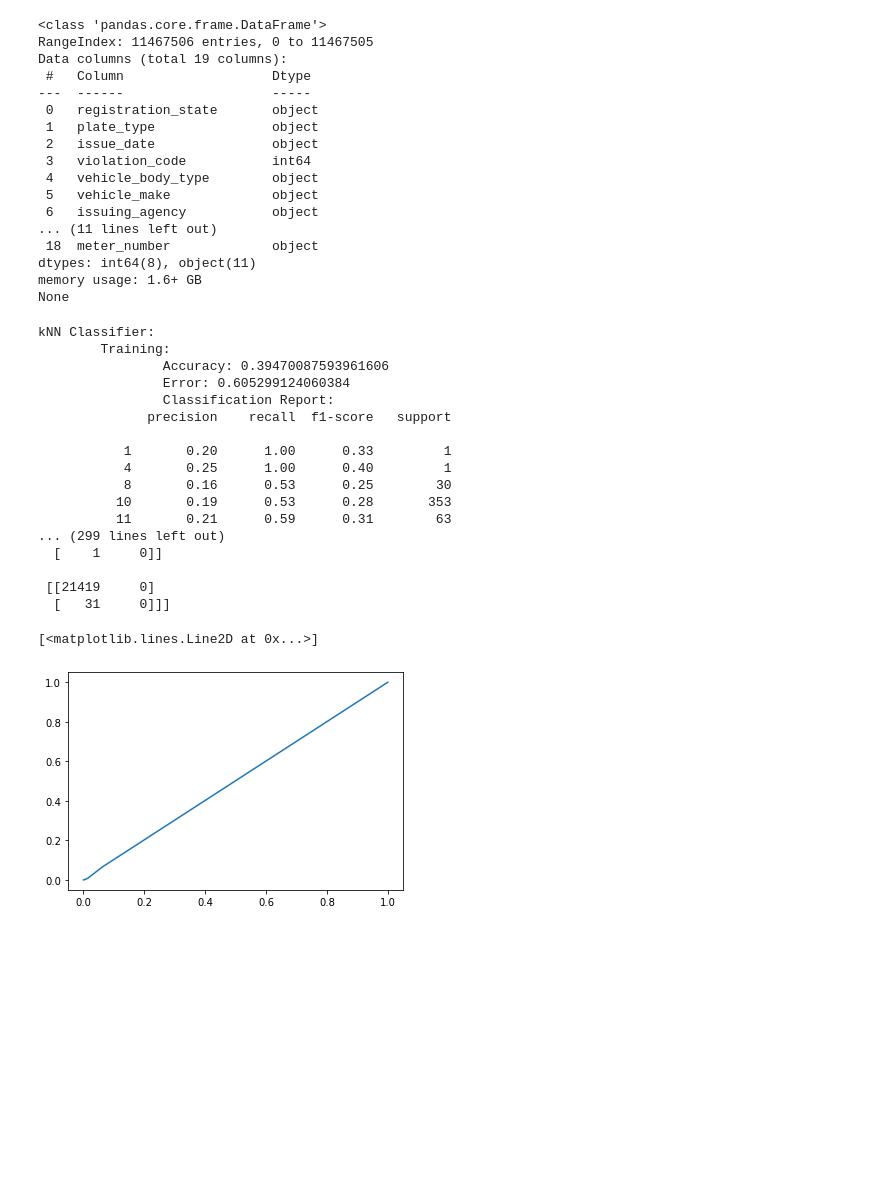
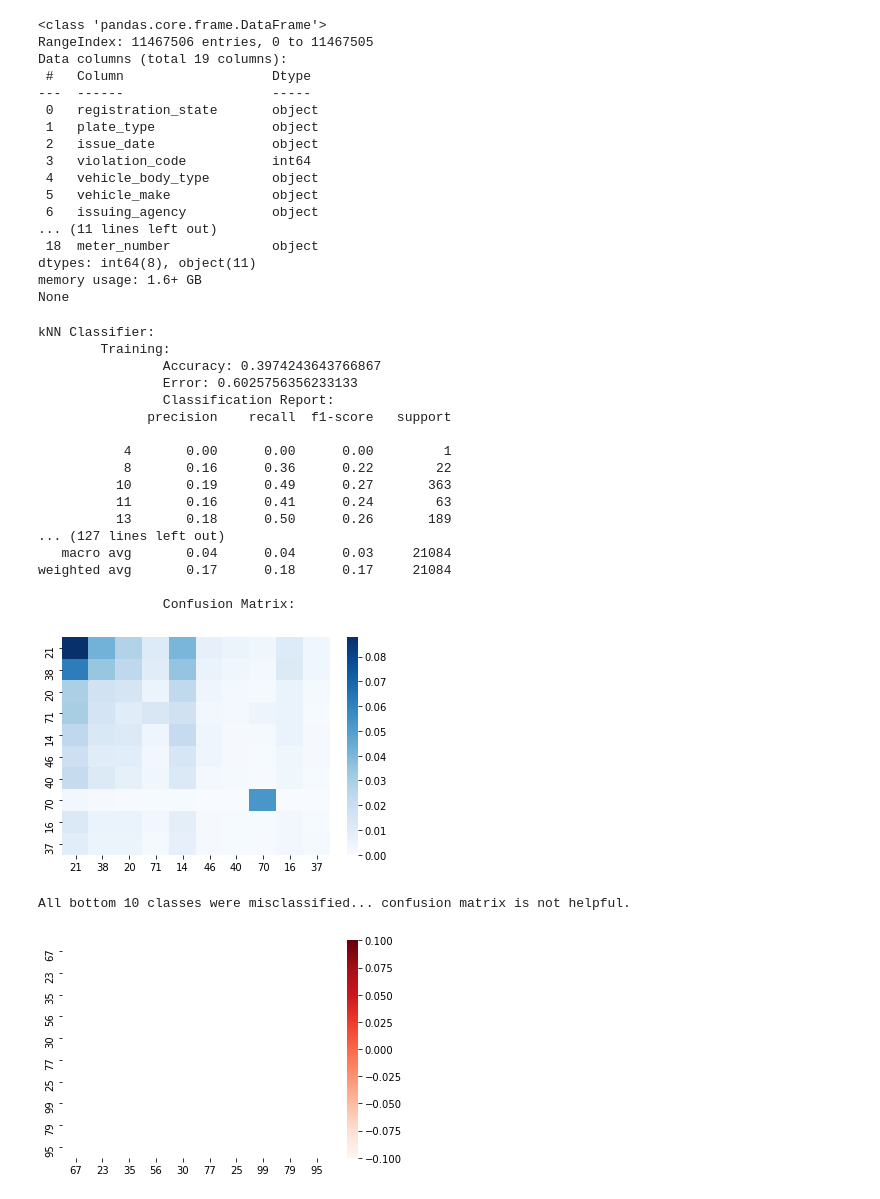
Before and after one commit to bendavp/nyc-parking-ticket, a Jupyter notebook: report.ipynb, the cells around one changed output. Saved outputs shown, nothing was run; the diff lists cells and outputs as text; code cells hidden in the pictures; blank space fills up the shorter version.

```diff
--- a/report.ipynb
+++ b/report.ipynb
@@ -498,55 +502,61 @@ def metrics(y_train, y_pred_train, y_test, y_pred_test, classifier_name):
     print("\t\tError:", 1-accuracy_score(y_test, y_pred_test))
     print("\t\tClassification Report:")
     print(classification_report(y_test, y_pred_test))
-    print("\t\tMultilabel Confusion Matrix:")
-    print(multilabel_confusion_matrix(y_test, y_pred_test, labels=sorted(pd.Series(y_test).unique())))
+    print("\t\tConfusion Matrix:")
+    cf = confusion_matrix(y_test, y_pred_test, labels=sorted(pd.Series(y_test).unique()))
+    top10_idxs = [sorted(pd.Series(y_test).unique()).index(idx) for idx in top10.index]
+    bottom10_idxs = [sorted(pd.Series(y_test).unique()).index(idx) for idx in bottom10.index]
+    top10_cf = cf[top10_idxs].take(top10_idxs, axis=1)
+    bottom10_cf = cf[bottom10_idxs].take(bottom10_idxs, axis=1)
+    sns.heatmap(top10_cf/np.sum(top10_cf), cmap='Blues', xticklabels=top10.index, yticklabels=top10.index)
+    plt.show()
+    if np.sum(bottom10_cf) == 0:
+        print("All bottom 10 classes were misclassified... confusion matrix is not helpful.")
+    sns.heatmap(bottom10_cf/np.sum(bottom10_cf), cmap='Reds', xticklabels=bottom10.index, yticklabels=bottom10.index)
+    plt.show()
 # %%
 # Train, test, and evaluate kNN
 knn = KNeighborsClassifier().fit(X_train, y_train)
 
 y_pred_train = knn.predict(X_train)
 y_pred_test = knn.predict(X_test)
 
 metrics(y_train, y_pred_train, y_test, y_pred_test, 'kNN Classifier')
 
+# Compute ROC curve and ROC area for each class
 y_score = knn.predict_proba(X_test)
 
-# Compute ROC curve and ROC area for each class
-fpr = dict()
-tpr = dict()
-roc_auc = dict()
+knn_fpr = dict()
+knn_tpr = dict()
+knn_roc_auc = dict()
 for i in range(len(pd.Series(y_train).unique())):
-    fpr[i], tpr[i], _ = roc_curve(label_binarize(y_test, classes=pd.Series(y_train).unique())[:, i], y_score[:, i])
-    roc_auc[i] = auc(fpr[i], tpr[i])
+    knn_fpr[i], knn_tpr[i], _ = roc_curve(label_binarize(y_test, classes=pd.Series(y_train).unique())[:, i], y_score[:, i])
+    knn_roc_auc[i] = auc(knn_fpr[i], knn_tpr[i])
 
 # Compute micro-average ROC curve and ROC area
-fpr["micro"], tpr["micro"], _ = roc_curve(label_binarize(y_test, classes=pd.Series(y_train).unique()).ravel(), y_score.ravel())
-roc_auc["micro"] = auc(fpr["micro"], tpr["micro"])
-# Plot all ROC curves
-plt.figure()
-plt.plot(fpr["micro"], tpr["micro"],
-         label='micro-average kNN curve (area = {0:0.2f})'
-               ''.format(roc_auc["micro"]))
+knn_fpr["micro"], knn_tpr["micro"], _ = roc_curve(label_binarize(y_test, classes=pd.Series(y_train).unique()).ravel(), y_score.ravel())
+knn_roc_auc["micro"] = auc(knn_fpr["micro"], knn_tpr["micro"])
 # %% [output]
 kNN Classifier:
         Training:
-                Accuracy: 0.39470087593961606
-                Error: 0.605299124060384
+                Accuracy: 0.3974243643766867
+                Error: 0.6025756356233133
                 Classification Report:
               precision    recall  f1-score   support
 
-           1       0.20      1.00      0.33         1
-           4       0.25      1.00      0.40         1
-           8       0.16      0.53      0.25        30
-          10       0.19      0.53      0.28       353
-          11       0.21      0.59      0.31        63
-... (299 lines left out)
-  [    1     0]]
+           4       0.00      0.00      0.00         1
+           8       0.16      0.36      0.22        22
+          10       0.19      0.49      0.27       363
+          11       0.16      0.41      0.24        63
+          13       0.18      0.50      0.26       189
+... (127 lines left out)
+   macro avg       0.04      0.04      0.03     21084
+weighted avg       0.17      0.18      0.17     21084
 
- [[21419     0]
-  [   31     0]]]
+                Confusion Matrix:
+[figure, new version]
-[<matplotlib.lines.Line2D at 0x...>]
+All bottom 10 classes were misclassified... confusion matrix is not helpful.
-[figure, old version]
+[figure, added]
 # %%
 # Train, test, and evaluate Decision Tree
 tree = DecisionTreeClassifier(max_depth=13).fit(X_train, y_train)
```
Also changed, not shown: parts of 9 cells of this notebook.
